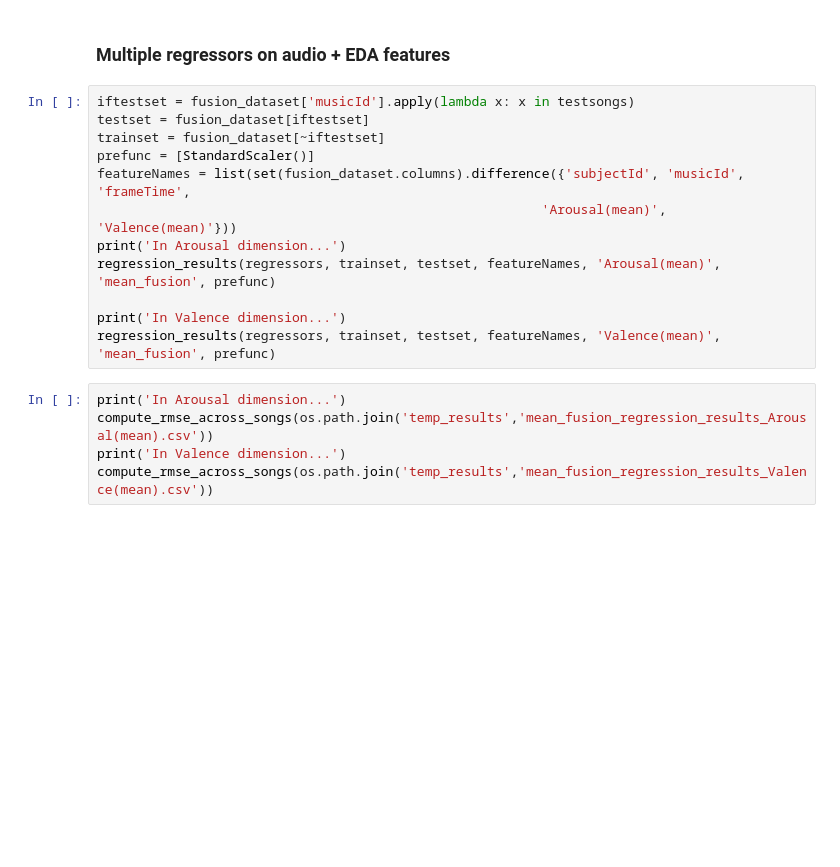
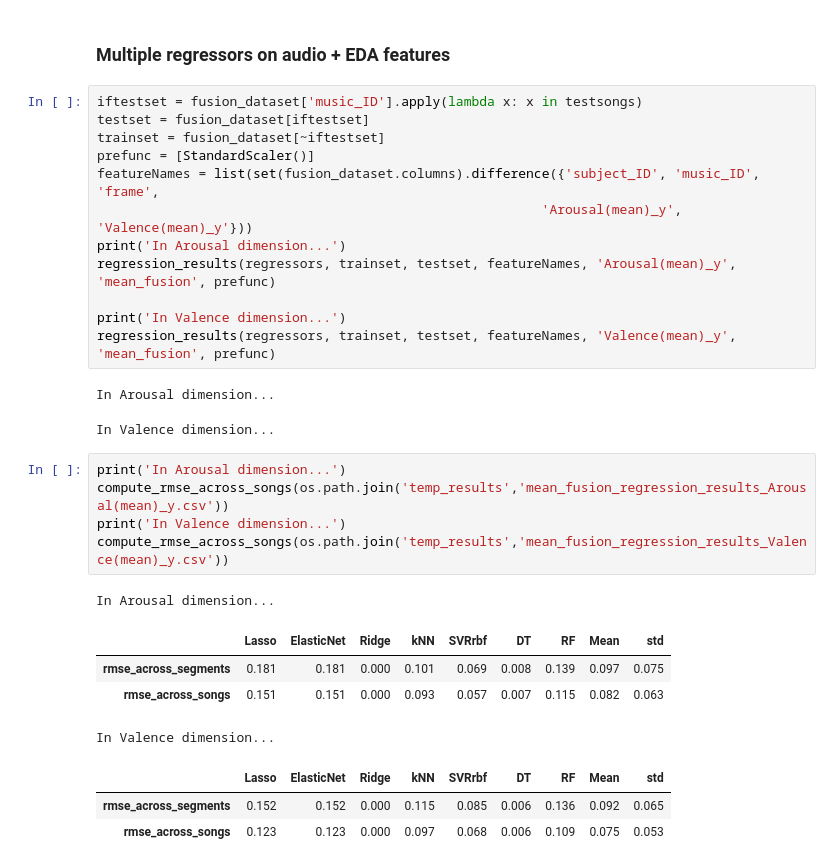
Before and after one commit to Gioelson95/MasterThesis, a Jupyter notebook: code/MER/dynamic_v2.ipynb, the cells around one changed output. Cells and saved outputs as stored; diff of their text form; blank space fills up the shorter version.

```diff
--- a/code/MER/dynamic_v2.ipynb
+++ b/code/MER/dynamic_v2.ipynb
@@ -225,19 +235,31 @@ In Valence dimension...
 # %% [markdown]
 ### Multiple regressors on audio + EDA features
 # %%
-iftestset = fusion_dataset['musicId'].apply(lambda x: x in testsongs)
+iftestset = fusion_dataset['music_ID'].apply(lambda x: x in testsongs)
 testset = fusion_dataset[iftestset]
 trainset = fusion_dataset[~iftestset]
 prefunc = [StandardScaler()]
-featureNames = list(set(fusion_dataset.columns).difference({'subjectId', 'musicId', 'frameTime',
-                                                         'Arousal(mean)', 'Valence(mean)'}))
+featureNames = list(set(fusion_dataset.columns).difference({'subject_ID', 'music_ID', 'frame',
+                                                         'Arousal(mean)_y', 'Valence(mean)_y'}))
 print('In Arousal dimension...')
-regression_results(regressors, trainset, testset, featureNames, 'Arousal(mean)', 'mean_fusion', prefunc)
+regression_results(regressors, trainset, testset, featureNames, 'Arousal(mean)_y', 'mean_fusion', prefunc)
 
 print('In Valence dimension...')
-regression_results(regressors, trainset, testset, featureNames, 'Valence(mean)', 'mean_fusion', prefunc)
+regression_results(regressors, trainset, testset, featureNames, 'Valence(mean)_y', 'mean_fusion', prefunc)
+# %% [output]
+In Arousal dimension...
+In Valence dimension...
 # %%
 print('In Arousal dimension...')
-compute_rmse_across_songs(os.path.join('temp_results','mean_fusion_regression_results_Arousal(mean).csv'))
+compute_rmse_across_songs(os.path.join('temp_results','mean_fusion_regression_results_Arousal(mean)_y.csv'))
 print('In Valence dimension...')
-compute_rmse_across_songs(os.path.join('temp_results','mean_fusion_regression_results_Valence(mean).csv'))
+compute_rmse_across_songs(os.path.join('temp_results','mean_fusion_regression_results_Valence(mean)_y.csv'))
+# %% [output]
+In Arousal dimension...
+|  | Lasso | ElasticNet | Ridge | kNN | SVRrbf | DT | RF | Mean | std |
+| rmse_across_segments | 0.181 | 0.181 | 0.000 | 0.101 | 0.069 | 0.008 | 0.139 | 0.097 | 0.075 |
+| rmse_across_songs | 0.151 | 0.151 | 0.000 | 0.093 | 0.057 | 0.007 | 0.115 | 0.082 | 0.063 |
+In Valence dimension...
+|  | Lasso | ElasticNet | Ridge | kNN | SVRrbf | DT | RF | Mean | std |
+| rmse_across_segments | 0.152 | 0.152 | 0.000 | 0.115 | 0.085 | 0.006 | 0.136 | 0.092 | 0.065 |
+| rmse_across_songs | 0.123 | 0.123 | 0.000 | 0.097 | 0.068 | 0.006 | 0.109 | 0.075 | 0.053 |
```
Also changed, not shown: parts of 6 cells of this notebook, 6 other files.
